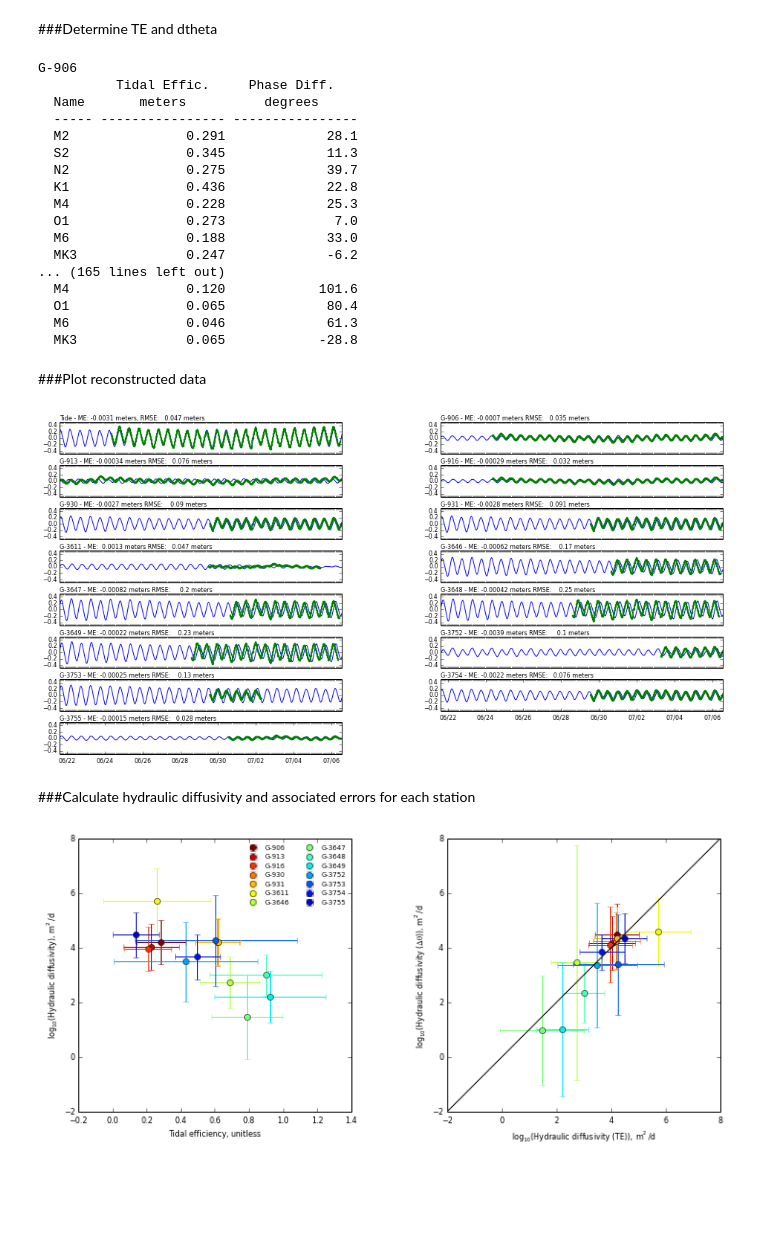
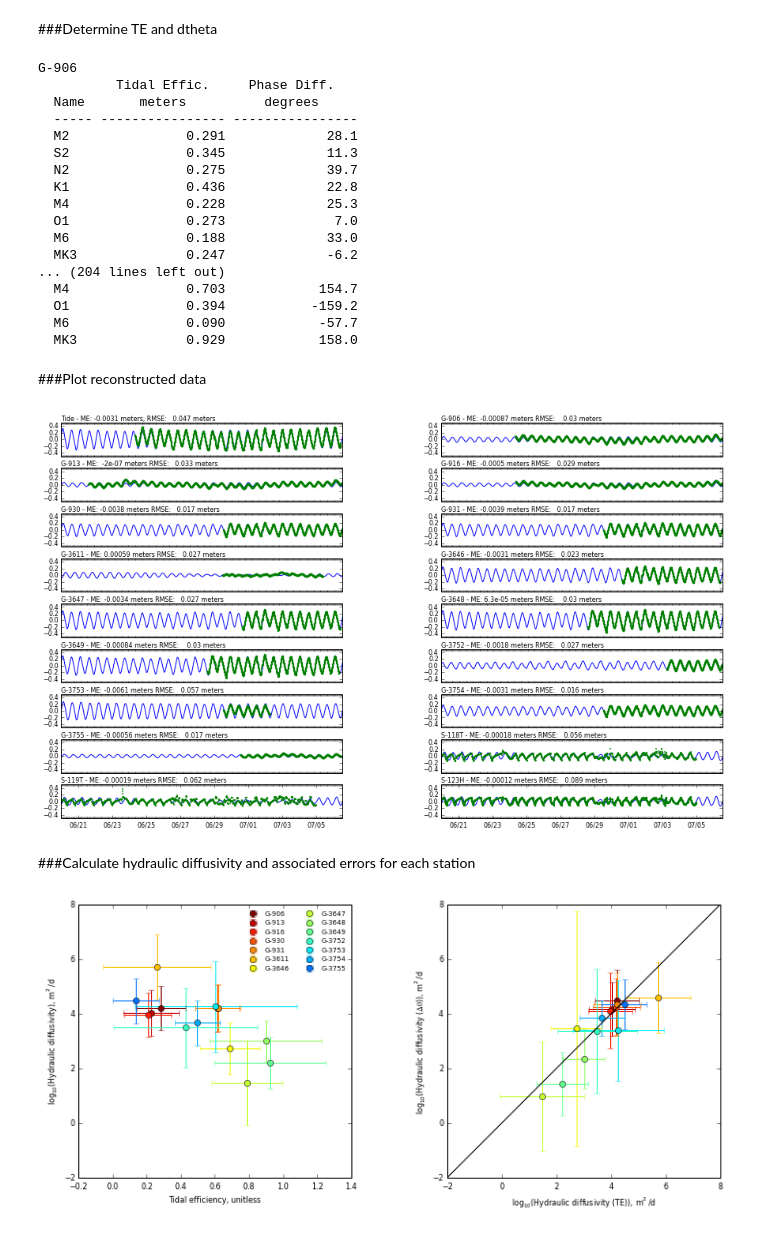
Before and after one commit to jdhughes-usgs/IPyNB, a Jupyter notebook: Tidal/FerrisTidalDataAnalysis_DE.ipynb, the cells around one changed output. Saved outputs shown, nothing was run; the diff lists cells and outputs as text; code cells hidden in the pictures; blank space fills up the shorter version.

Commit message:
Modified data pairing and time used in harmonic regression.

```diff
--- a/Tidal/FerrisTidalDataAnalysis_DE.ipynb
+++ b/Tidal/FerrisTidalDataAnalysis_DE.ipynb
@@ -241,8 +261,9 @@ def create_signal(tconstituents,t_cs):
         phase *= pi / 180.
         v_out += te * a * cos(omega*t_cs - theta - phase)
     return v_out
-def signal_error(tconstituents,datetime_se,obsv):
-    t_se = calculate_t(datetime_se)
+
+def signal_error(tconstituents, datetime_se, obsv, datetime_start=None):
+    t_se = calculate_t(datetime_se, datetime_start=datetime_start)
     simv = create_signal(tconstituents,t_se)
     resid = subtract(simv,obsv)
     me = average(resid)
@@ -253,18 +274,18 @@ def signal_error(tconstituents,datetime_se,obsv):
 # %%
 #--process tide
 station = 'tide'
-t = calculate_t(tide_datetime)
+t = calculate_t(tide_datetime, datetime_start=time_min)
 tide_alpha, tide_theta = harmonic_analysis(station,species,t,tide_v,print_results=True)
 #--plot simulated and observed tide
 pt = calculate_t(time_all)
 harmonic_results = []
 for idx,[c,period] in enumerate(species):
     harmonic_results.append([c, period, tide_alpha[idx], tide_theta[idx], 1.0, 0.0])
-dsec = (time_min-dtime[0]).total_seconds()
-pt += dsec
+#dsec = (time_min-dtime[0]).total_seconds()
+#pt += dsec
 vr = create_signal(harmonic_results,pt)
 vr_paired = create_signal(harmonic_results,t)
-me, rmse = signal_error(harmonic_results,tide_datetime,tide_v)
+me, rmse = signal_error(harmonic_results, tide_datetime, tide_v, datetime_start=time_min)
 ctxt = '{0} - ME: {1:7.2g} meters, RMSE: {2:7.2g} meters'.format('Tide', me, rmse)
 ax = subplot(1,1,1)
 ax.plot(time_all, vr, linewidth=3.0, color='black', zorder=9)
@@ -300,9 +321,9 @@ tide
 # %%
 station_te = []
 station_dtheta = []
-for [station, x, gd, gv] in gw_data:
+for istat,[station, x, gd, gv] in enumerate(gw_data):
     pdatetime, pval, pbase = pair_data(gd, gv, tide_datetime, tide_v)
-    t = calculate_t(pdatetime)
+    t = calculate_t(pdatetime, datetime_start=time_min)
     alpha, theta = harmonic_analysis('tide',species,t,pbase,print_results=False)
     a2, t2 = harmonic_analysis(station,species,t,pval,print_results=False)
     te = []
@@ -337,11 +358,11 @@ G-906
   O1               0.273              7.0
   M6               0.188             33.0
   MK3              0.247             -6.2
-... (165 lines left out)
-  M4               0.120            101.6
-  O1               0.065             80.4
-  M6               0.046             61.3
-  MK3              0.065            -28.8
+... (204 lines left out)
+  M4               0.703            154.7
+  O1               0.394           -159.2
+  M6               0.090            -57.7
+  MK3              0.929            158.0
 # %% [markdown]
 ###Plot reconstructed data
 # %%
@@ -352,53 +373,47 @@ t = calculate_t(time_all)
 harmonic_results = []
 for idx,[c,period] in enumerate(species):
     harmonic_results.append([c, period, tide_alpha[idx], tide_theta[idx], 1.0, 0.0])
-dsec = (time_min-tide_datetime[0]).total_seconds()
-t += dsec
 vr = create_signal(harmonic_results,t)
-me, rmse = signal_error(harmonic_results,tide_datetime,tide_v)
+me, rmse = signal_error(harmonic_results, tide_datetime, tide_v, datetime_start=time_min)
 ctxt = '{0} - ME: {1:7.2g} meters, RMSE: {2:7.2g} meters'.format('Tide', me, rmse)
 ifig = 1
-figure(num=None, figsize=(16, 8), dpi=300, facecolor='w', edgecolor='k')
+figure(num=None, figsize=(15, 10), dpi=300, facecolor='w', edgecolor='k')
 ax = subplot(nprow,npcol,ifig)
 ax.plot(time_all, vr, linewidth=1.0)
 ax.plot(tide_datetime, tide_v, linewidth=0.0, marker='x', markersize=2)
 ax.text(0.0, 1.01, ctxt, ha='left', va='bottom', size=8, transform=ax.transAxes)
 set_daysFmt(ax)
 ax.set_ylim(-0.5,0.5)
 #--process each groundwater file
 for istat,[station, x, gd, gv] in enumerate(gw_data):
     ifig += 1
-    t -= dsec
     harmonic_results = []
     for idx,[c,period] in enumerate(species):
         harmonic_results.append([c, period, tide_alpha[idx], tide_theta[idx], station_te[istat][idx], station_dtheta[istat][idx]])
-    dsec = (time_min-gd[0]).total_seconds()
-    t += dsec
-    vr = create_signal(harmonic_results,t)
-    me, rmse = signal_error(harmonic_results,gd,gv)
+    vr = create_signal(harmonic_results, t)
+    me, rmse = signal_error(harmonic_results, gd, gv, datetime_start=time_min)
     ctxt = '{0} - ME: {1:7.2g} meters RMSE: {2:7.2g} meters'.format(station, me, rmse)
     ax = subplot(nprow,npcol,ifig)
     ax.plot(time_all, vr, linewidth=1.0)
     ax.plot(gd, gv, linewidth=0.0, marker='x', markersize=2)
     ax.text(0.0, 1.01, ctxt, ha='left', va='bottom', size=8, transform=ax.transAxes)
     set_daysFmt(ax)
     ax.set_ylim(-0.5,0.5)
 for idx in xrange(1,ifig-1):
     ax = subplot(nprow,npcol,idx)
     ax.get_xaxis().set_ticks([])
 show()
 # %% [output]
-[figure, old version]
+[figure, new version]
 # %% [markdown]
 ###Calculate hydraulic diffusivity and associated errors for each station
 # %%
 npcol = 2
 nprow = 1 #+ (len(gw_data)) / npcol
 nstat = len(gw_data)
-ifig = 0
 figure(num=None, figsize=(12, 12), dpi=300, facecolor='w', edgecolor='k')
 for istat,[station, xpos, gd, gv] in enumerate(gw_data):
-    ifig += 1
+    if xpos < 0: continue
     fcolor = float(istat) / float(nstat)
     te = array(station_te[istat])
     dt = array(station_dtheta[istat])
@@ -406,7 +421,7 @@ for istat,[station, xpos, gd, gv] in enumerate(gw_data):
     Dalpha = []
     Dtheta = []
     for idx,[c,period] in enumerate(species):
-        #period *= 60. * 60.
+        #period *= 60. * 60. # period in seconds
         period /= 24. # period in days
         fr = 1. / period
         omega = 2. * pi / fr
@@ -445,4 +460,4 @@ ax.set_xlabel(r'log$_{10}$(Hydraulic diffusivity (TE)), $m^{2}/d$')
 ax.set_ylabel(r'log$_{10}$(Hydraulic diffusivity ($\Delta \theta$)), $m^{2}/d$')
 show()
 # %% [output]
-[figure, old version]
+[figure, new version]
```
Also changed, not shown: parts of 3 cells of this notebook, 5 other files.
